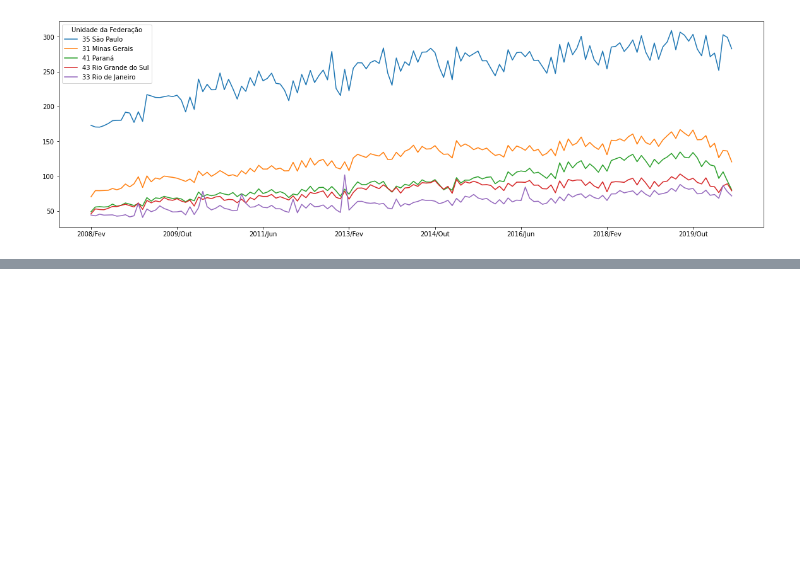
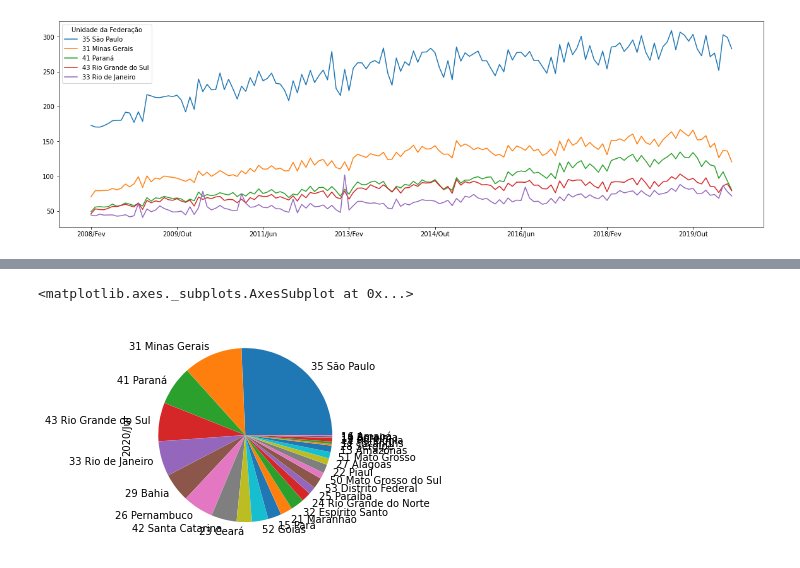
Before and after one commit to cajjunior/bootcamp_dataScience_alura, a Jupyter notebook: Bootcamp_Datascience.ipynb, the cells around one changed output, grey strips where cells are left out. Cells and saved outputs as stored; diff of their text form; code cells hidden in the pictures; blank space fills up the shorter version.

```diff
--- a/Bootcamp_Datascience.ipynb
+++ b/Bootcamp_Datascience.ipynb
@@ -513,0 +549,5 @@ ordenado_por_total.head(5).T.plot(figsize=(20,6))
+# %%
+gastos_do_mes_mais_recente.plot(kind='pie')
+# %% [output]
+<matplotlib.axes._subplots.AxesSubplot at 0x...>
+[figure, added]
```
Also changed, not shown: parts of 21 cells of this notebook.
